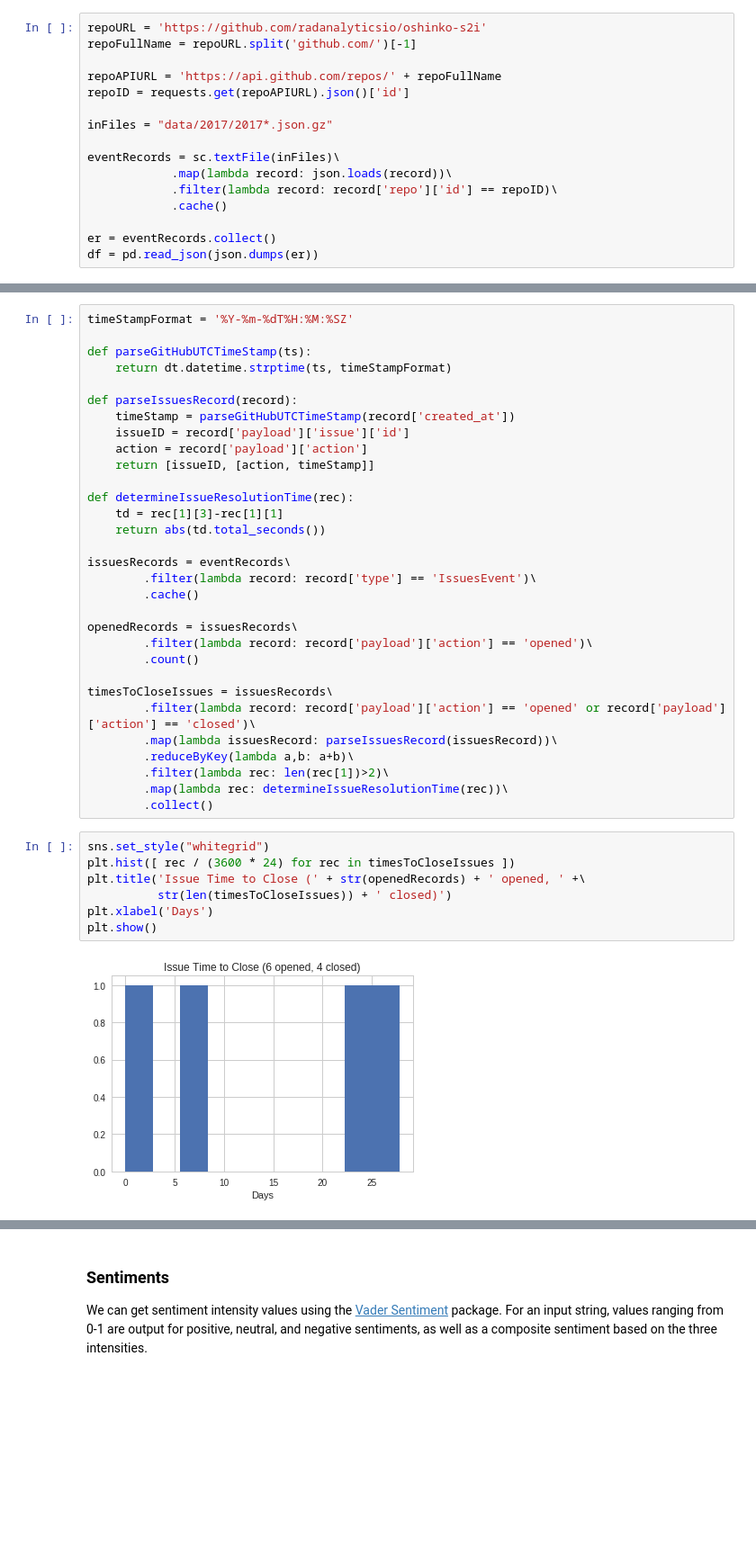
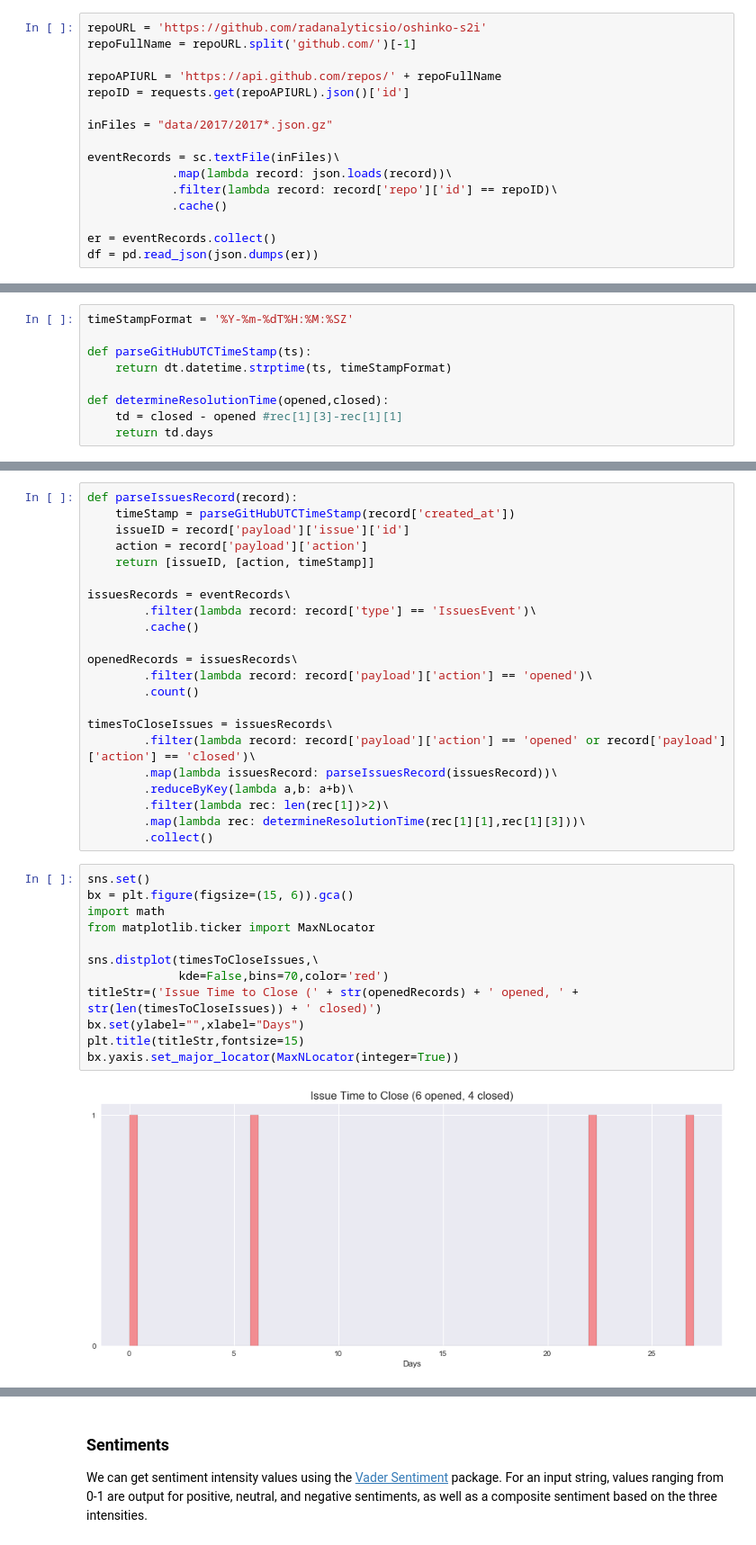
Before and after one commit to EldritchJS/kono-notebook, a Jupyter notebook: kono.ipynb, the cells around one changed output, grey strips where cells are left out. Shown: that part at 90% size. Saved outputs shown, nothing was run; the diff lists cells and outputs as text; blank space fills up the shorter version.

```diff
--- a/kono.ipynb
+++ b/kono.ipynb
@@ -128 +137,10 @@ print(str(starRecords.count()) + ' star records')
+# %%
+timeStampFormat = '%Y-%m-%dT%H:%M:%SZ'
+
+def parseGitHubUTCTimeStamp(ts):
+    return dt.datetime.strptime(ts, timeStampFormat)
+
+def determineResolutionTime(opened,closed):
+    td = closed - opened #rec[1][3]-rec[1][1]
+    return td.days
 # %% [markdown]
@@ -132,18 +149,9 @@ For a given repo, determine delta between issue posted and issue resolved.
 # %%
-timeStampFormat = '%Y-%m-%dT%H:%M:%SZ'
-
-def parseGitHubUTCTimeStamp(ts):
-    return dt.datetime.strptime(ts, timeStampFormat)
-
 def parseIssuesRecord(record):
     timeStamp = parseGitHubUTCTimeStamp(record['created_at'])
     issueID = record['payload']['issue']['id']
     action = record['payload']['action']
     return [issueID, [action, timeStamp]]
-
-def determineIssueResolutionTime(rec):
-    td = rec[1][3]-rec[1][1]
-    return abs(td.total_seconds())
 
 issuesRecords = eventRecords\
         .filter(lambda record: record['type'] == 'IssuesEvent')\
@@ -158,15 +166,20 @@ timesToCloseIssues = issuesRecords\
         .map(lambda issuesRecord: parseIssuesRecord(issuesRecord))\
         .reduceByKey(lambda a,b: a+b)\
         .filter(lambda rec: len(rec[1])>2)\
-        .map(lambda rec: determineIssueResolutionTime(rec))\
+        .map(lambda rec: determineResolutionTime(rec[1][1],rec[1][3]))\
         .collect()
-# %%
-sns.set_style("whitegrid")
-plt.hist([ rec / (3600 * 24) for rec in timesToCloseIssues ])
-plt.title('Issue Time to Close (' + str(openedRecords) + ' opened, ' +\
-          str(len(timesToCloseIssues)) + ' closed)')
-plt.xlabel('Days')
-plt.show()
-# %% [output]
-[figure, removed]
+# %%
+sns.set()
+bx = plt.figure(figsize=(15, 6)).gca()
+import math
+from matplotlib.ticker import MaxNLocator
+
+sns.distplot(timesToCloseIssues,\
+             kde=False,bins=70,color='red')
+titleStr=('Issue Time to Close (' + str(openedRecords) + ' opened, ' + str(len(timesToCloseIssues)) + ' closed)')
+bx.set(ylabel="",xlabel="Days")
+plt.title(titleStr,fontsize=15)
+bx.yaxis.set_major_locator(MaxNLocator(integer=True))
+# %% [output]
+[figure, added]
 # %% [markdown]
```
Also changed, not shown: parts of 19 cells of this notebook.
